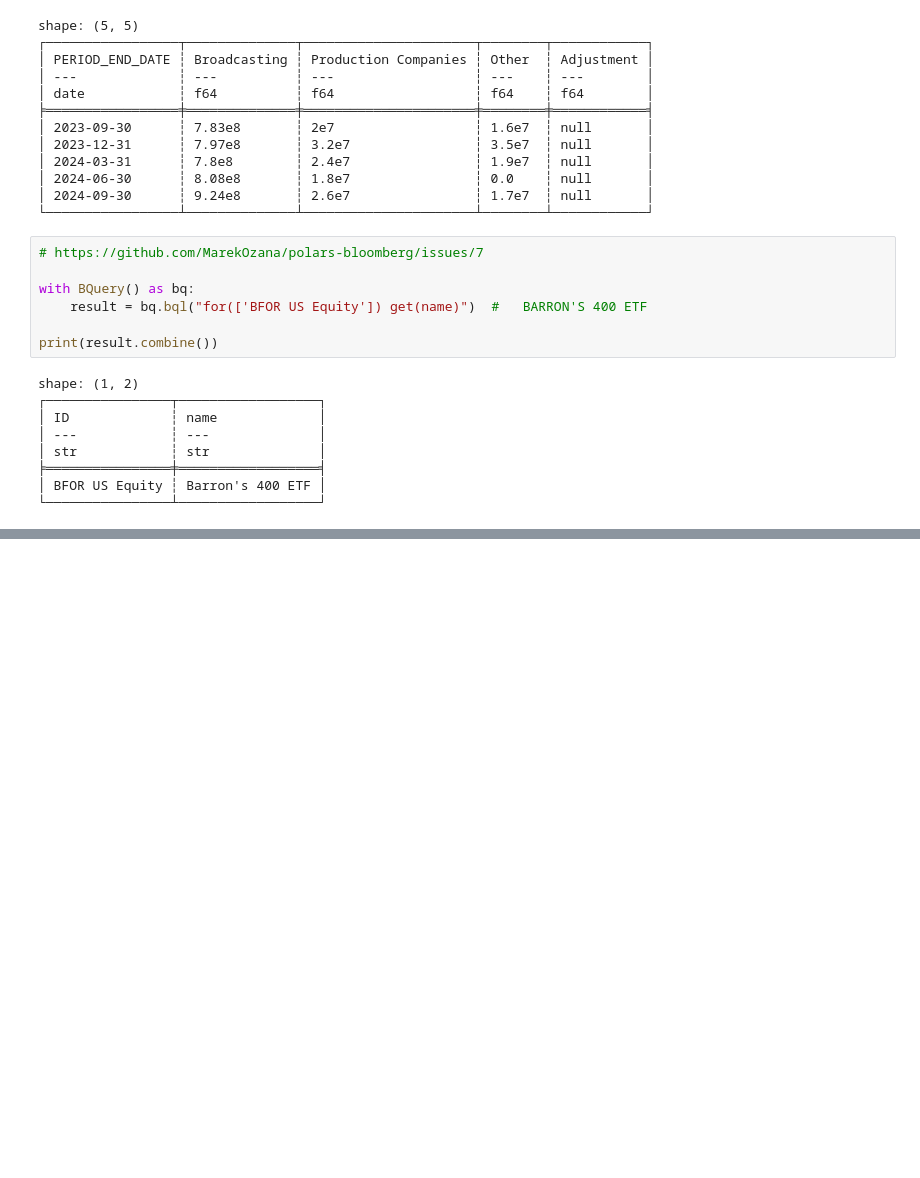
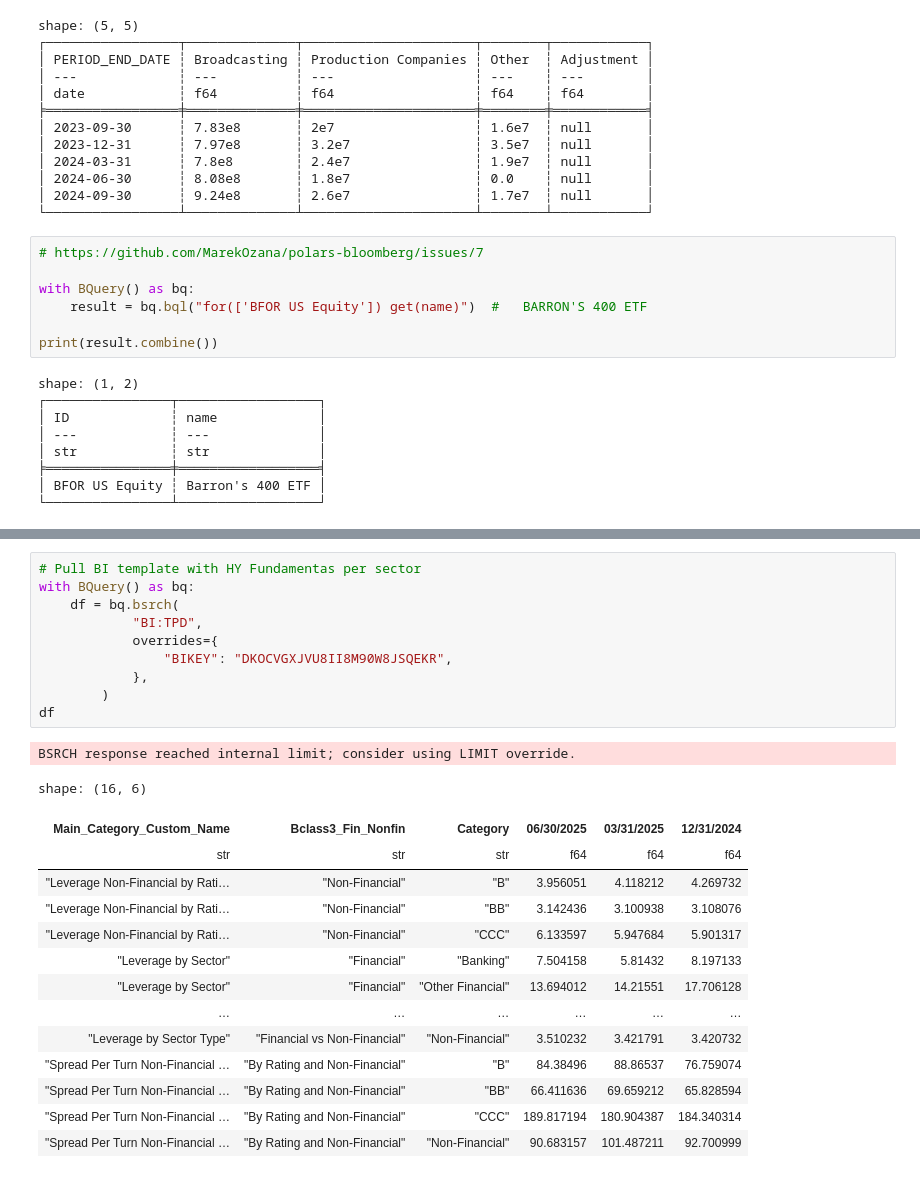
Before and after one commit to MarekOzana/polars-bloomberg, a Jupyter notebook: examples/Examples.ipynb, the cells around one changed output, grey strips where cells are left out. Saved outputs shown, nothing was run; the diff lists cells and outputs as text; blank space fills up the shorter version.

```diff
--- a/examples/Examples.ipynb
+++ b/examples/Examples.ipynb
@@ -624,0 +661,26 @@ shape: (70, 5)
+# %%
+# Pull BI template with HY Fundamentas per sector
+with BQuery() as bq:
+    df = bq.bsrch(
+            "BI:TPD",
+            overrides={
+                "BIKEY": "DKOCVGXJVU8II8M90W8JSQEKR",
+            },
+        )
+df
+# %% [output]
+BSRCH response reached internal limit; consider using LIMIT override.
+shape: (16, 6)
+| Main_Category_Custom_Name | Bclass3_Fin_Nonfin | Category | 06/30/2025 | 03/31/2025 | 12/31/2024 |
+| str | str | str | f64 | f64 | f64 |
+| "Leverage Non-Financial by Rati… | "Non-Financial" | "B" | 3.956051 | 4.118212 | 4.269732 |
+| "Leverage Non-Financial by Rati… | "Non-Financial" | "BB" | 3.142436 | 3.100938 | 3.108076 |
+| "Leverage Non-Financial by Rati… | "Non-Financial" | "CCC" | 6.133597 | 5.947684 | 5.901317 |
+| "Leverage by Sector" | "Financial" | "Banking" | 7.504158 | 5.81432 | 8.197133 |
+| "Leverage by Sector" | "Financial" | "Other Financial" | 13.694012 | 14.21551 | 17.706128 |
+| … | … | … | … | … | … |
+| "Leverage by Sector Type" | "Financial vs Non-Financial" | "Non-Financial" | 3.510232 | 3.421791 | 3.420732 |
+| "Spread Per Turn Non-Financial … | "By Rating and Non-Financial" | "B" | 84.38496 | 88.86537 | 76.759074 |
+| "Spread Per Turn Non-Financial … | "By Rating and Non-Financial" | "BB" | 66.411636 | 69.659212 | 65.828594 |
+| "Spread Per Turn Non-Financial … | "By Rating and Non-Financial" | "CCC" | 189.817194 | 180.904387 | 184.340314 |
+| "Spread Per Turn Non-Financial … | "By Rating and Non-Financial" | "Non-Financial" | 90.683157 | 101.487211 | 92.700999 |
```
Also changed, not shown: parts of 20 cells of this notebook, 3 other files.
